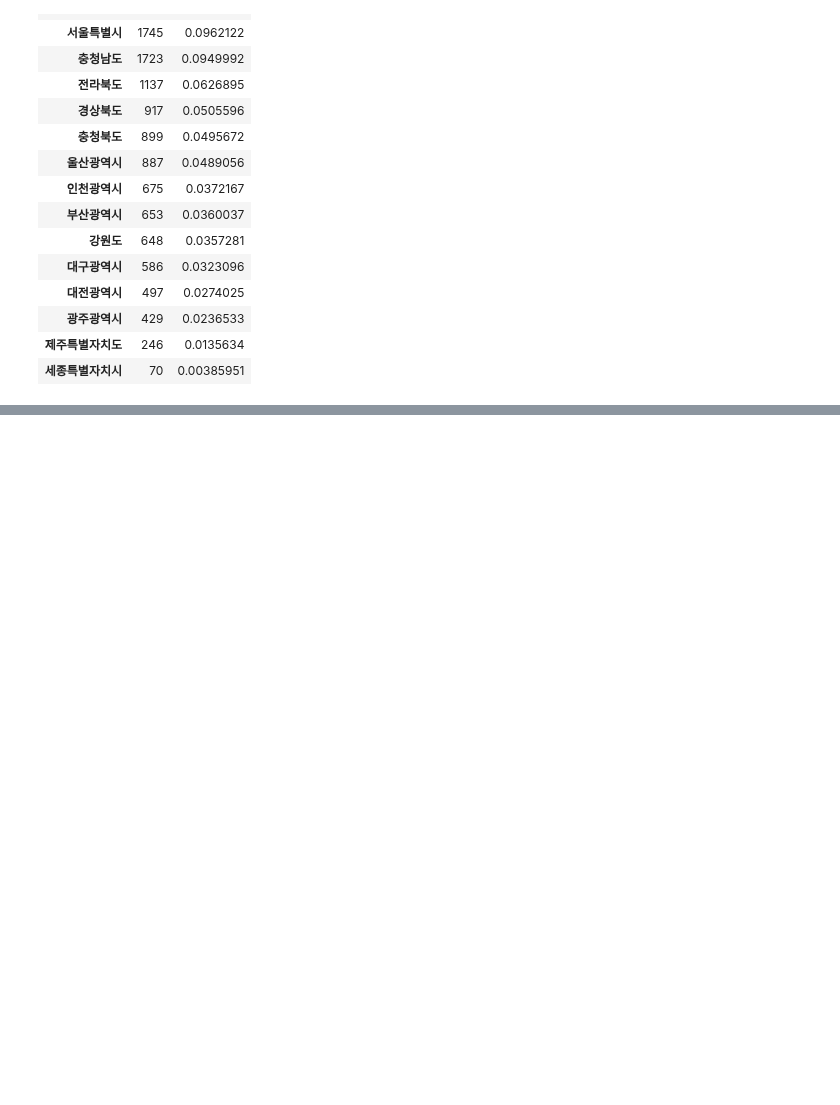
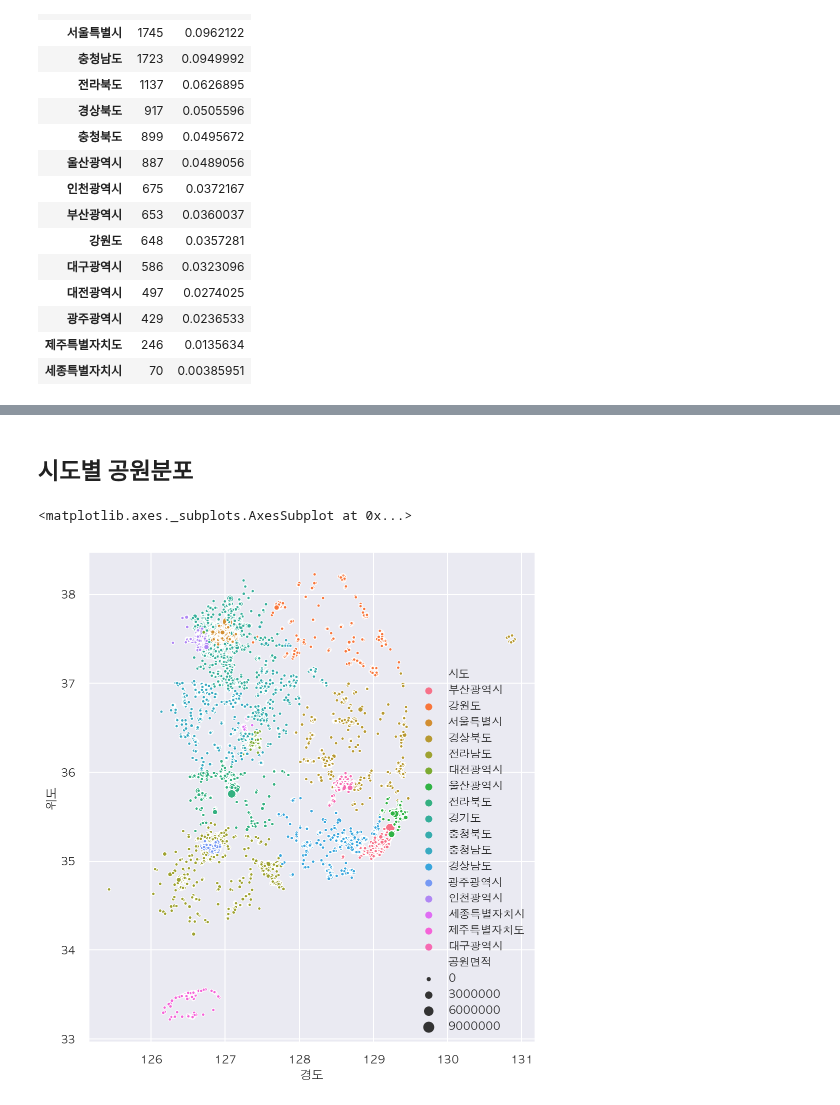
Before and after one commit to neverlish/Learned, a Jupyter notebook: data/inflearn-public-data-python/05-park.ipynb, the cells around one changed output, grey strips where cells are left out. Cells and saved outputs as stored; diff of their text form; code cells hidden in the pictures; blank space fills up the shorter version.

```diff
--- a/data/inflearn-public-data-python/05-park.ipynb
+++ b/data/inflearn-public-data-python/05-park.ipynb
@@ -1158,0 +1171,10 @@ city.style.background_gradient()
+# %% [markdown]
+## 시도별 공원분포
+# %%
+# 시도별로 scatterplot 의 색상을 다르게 표현하고 공원면적에 따라 원의 크기를 다르게 그립니다.
+
+plt.figure(figsize=(8, 9))
+sns.scatterplot(data=df_park, x='경도', y='위도', hue='시도', size='공원면적', sizes=(10, 100))
+# %% [output]
+<matplotlib.axes._subplots.AxesSubplot at 0x...>
+[figure, added]
```
Also changed, not shown: parts of 4 cells of this notebook.
